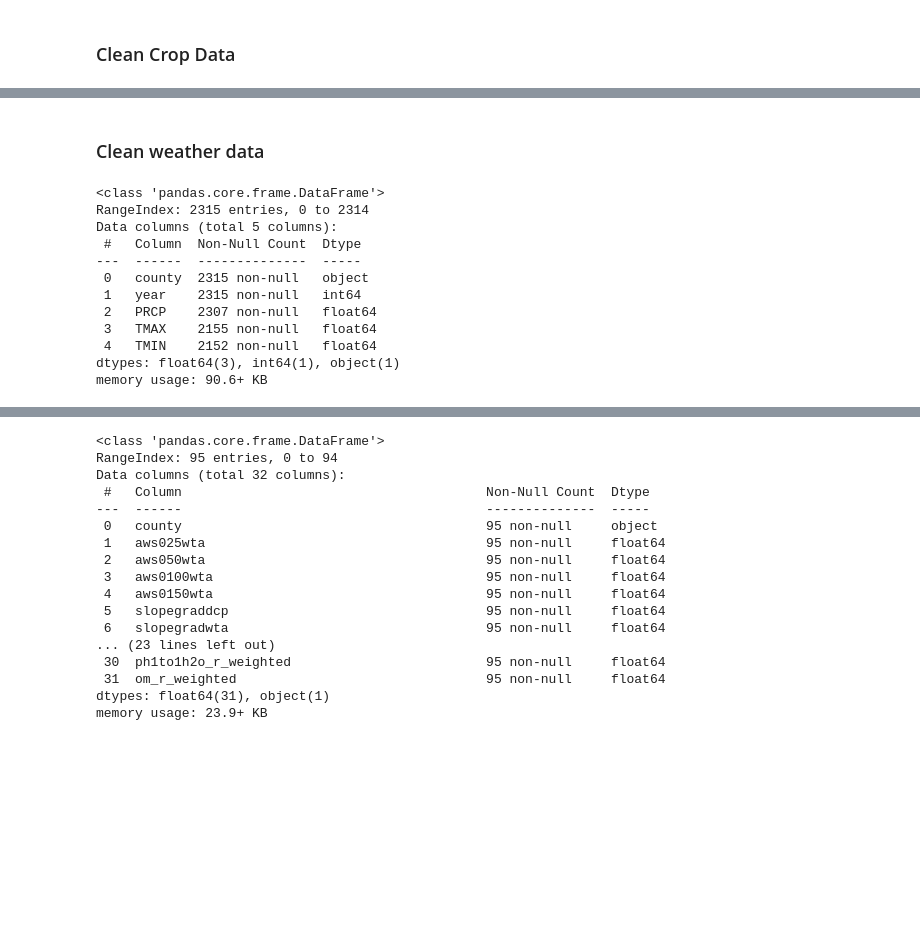
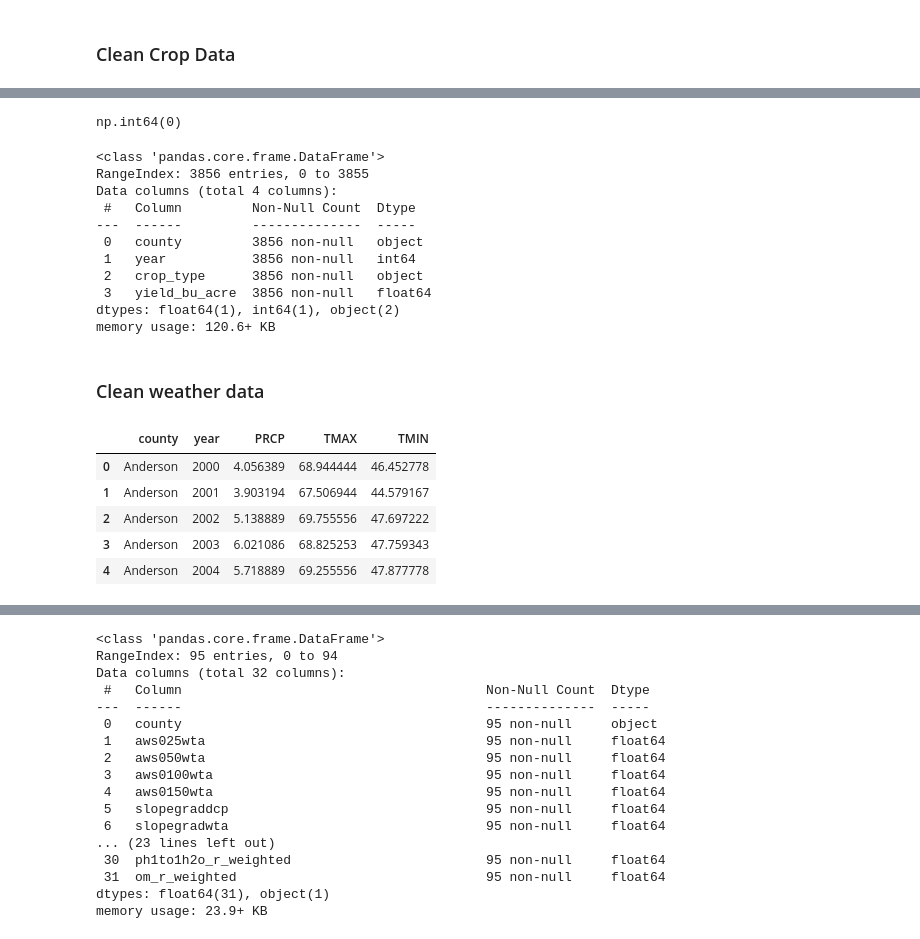
Before and after one commit to ADoddala/Predicting_Crop_Yields, a Jupyter notebook: notebooks/Data_Cleaning.ipynb, the cells around one changed output, grey strips where cells are left out. Drawn from its saved outputs; the diff is of its cells as text; code cells hidden in the pictures; blank space fills up the shorter version.

```diff
--- a/notebooks/Data_Cleaning.ipynb
+++ b/notebooks/Data_Cleaning.ipynb
@@ -61,0 +105,18 @@ memory usage: 175.7+ KB
+# %%
+crop_df.duplicated(["county", "year", "crop_type"]).sum()
+# %% [output]
+np.int64(0)
+# %%
+crop_df.info()
+# %% [output]
+<class 'pandas.core.frame.DataFrame'>
+RangeIndex: 3856 entries, 0 to 3855
+Data columns (total 4 columns):
+ #   Column         Non-Null Count  Dtype
+---  ------         --------------  -----
+ 0   county         3856 non-null   object
+ 1   year           3856 non-null   int64
+ 2   crop_type      3856 non-null   object
+ 3   yield_bu_acre  3856 non-null   float64
+dtypes: float64(1), int64(1), object(2)
+memory usage: 120.6+ KB
@@ -62,17 +126,11 @@ memory usage: 175.7+ KB
 # %% [markdown]
 ### Clean weather data
 # %%
-weather_df.info()
+weather_df.head()
 # %% [output]
-<class 'pandas.core.frame.DataFrame'>
-RangeIndex: 2315 entries, 0 to 2314
-Data columns (total 5 columns):
- #   Column  Non-Null Count  Dtype
----  ------  --------------  -----
- 0   county  2315 non-null   object
- 1   year    2315 non-null   int64
- 2   PRCP    2307 non-null   float64
- 3   TMAX    2155 non-null   float64
- 4   TMIN    2152 non-null   float64
-dtypes: float64(3), int64(1), object(1)
-memory usage: 90.6+ KB
+|  | county | year | PRCP | TMAX | TMIN |
+| 0 | Anderson | 2000 | 4.056389 | 68.944444 | 46.452778 |
+| 1 | Anderson | 2001 | 3.903194 | 67.506944 | 44.579167 |
+| 2 | Anderson | 2002 | 5.138889 | 69.755556 | 47.697222 |
+| 3 | Anderson | 2003 | 6.021086 | 68.825253 | 47.759343 |
+| 4 | Anderson | 2004 | 5.718889 | 69.255556 | 47.877778 |
```
Also changed, not shown: parts of 22 cells of this notebook.
